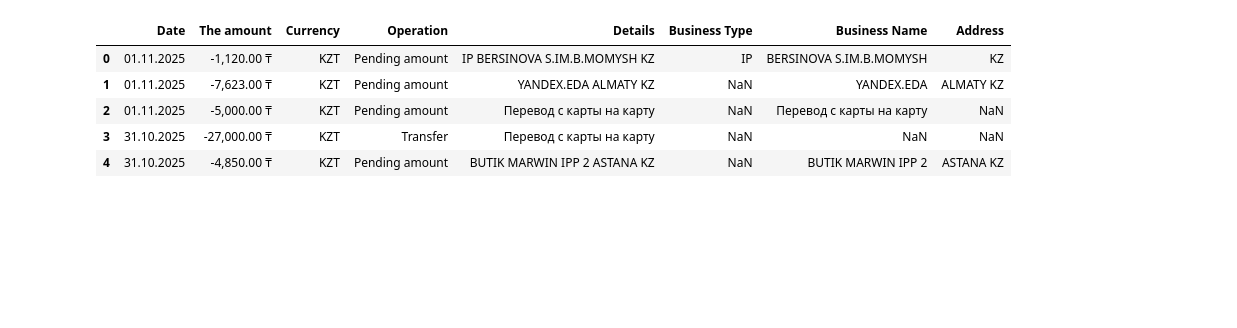
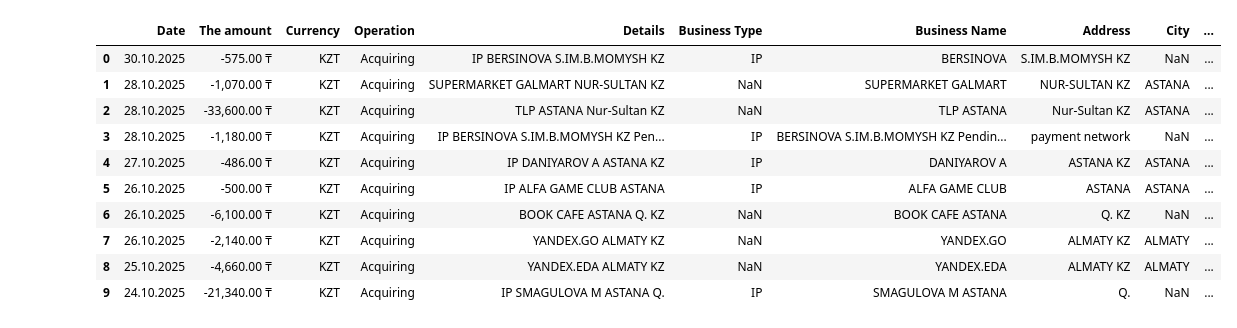
Before and after one commit to toqtamaGit/AI-Powered-Personal-Finance-Assistant, a Jupyter notebook: bank-classifier/classification.ipynb, the cells around one changed output. Drawn from its saved outputs; the diff is of its cells as text; code cells hidden in the pictures; blank space fills up the shorter version.

```diff
--- a/bank-classifier/classification.ipynb
+++ b/bank-classifier/classification.ipynb
@@ -1,12 +1,17 @@
 # %%
 import pandas as pd
 # %%
-transactions = pd.read_csv('bank_statements_normalized.csv')
-transactions.head()
+transactions = pd.read_csv('acquiring_unique_categorized_en.csv')
+transactions.head(10)
 # %% [output]
-|  | Date | The amount | Currency | Operation | Details | Business Type | Business Name | Address |
-| 0 | 01.11.2025 | -1,120.00 ₸ | KZT | Pending amount | IP BERSINOVA S.IM.B.MOMYSH KZ | IP | BERSINOVA S.IM.B.MOMYSH | KZ |
-| 1 | 01.11.2025 | -7,623.00 ₸ | KZT | Pending amount | YANDEX.EDA ALMATY KZ | NaN | YANDEX.EDA | ALMATY KZ |
-| 2 | 01.11.2025 | -5,000.00 ₸ | KZT | Pending amount | Перевод с карты на карту | NaN | Перевод с карты на карту | NaN |
-| 3 | 31.10.2025 | -27,000.00 ₸ | KZT | Transfer | Перевод с карты на карту | NaN | NaN | NaN |
-| 4 | 31.10.2025 | -4,850.00 ₸ | KZT | Pending amount | BUTIK MARWIN IPP 2 ASTANA KZ | NaN | BUTIK MARWIN IPP 2 | ASTANA KZ |
+|  | Date | The amount | Currency | Operation | Details | Business Type | Business Name | Address | City | ... |
+| 0 | 30.10.2025 | -575.00 ₸ | KZT | Acquiring | IP BERSINOVA S.IM.B.MOMYSH KZ | IP | BERSINOVA | S.IM.B.MOMYSH KZ | NaN | ... |
+| 1 | 28.10.2025 | -1,070.00 ₸ | KZT | Acquiring | SUPERMARKET GALMART NUR-SULTAN KZ | NaN | SUPERMARKET GALMART | NUR-SULTAN KZ | ASTANA | ... |
+| 2 | 28.10.2025 | -33,600.00 ₸ | KZT | Acquiring | TLP ASTANA Nur-Sultan KZ | NaN | TLP ASTANA | Nur-Sultan KZ | ASTANA | ... |
+| 3 | 28.10.2025 | -1,180.00 ₸ | KZT | Acquiring | IP BERSINOVA S.IM.B.MOMYSH KZ Pen... | IP | BERSINOVA S.IM.B.MOMYSH KZ Pendin... | payment network | NaN | ... |
+| 4 | 27.10.2025 | -486.00 ₸ | KZT | Acquiring | IP DANIYAROV A ASTANA KZ | IP | DANIYAROV A | ASTANA KZ | ASTANA | ... |
+| 5 | 26.10.2025 | -500.00 ₸ | KZT | Acquiring | IP ALFA GAME CLUB ASTANA | IP | ALFA GAME CLUB | ASTANA | ASTANA | ... |
+| 6 | 26.10.2025 | -6,100.00 ₸ | KZT | Acquiring | BOOK CAFE ASTANA Q. KZ | NaN | BOOK CAFE ASTANA | Q. KZ | NaN | ... |
+| 7 | 26.10.2025 | -2,140.00 ₸ | KZT | Acquiring | YANDEX.GO ALMATY KZ | NaN | YANDEX.GO | ALMATY KZ | ALMATY | ... |
+| 8 | 25.10.2025 | -4,660.00 ₸ | KZT | Acquiring | YANDEX.EDA ALMATY KZ | NaN | YANDEX.EDA | ALMATY KZ | ALMATY | ... |
+| 9 | 24.10.2025 | -21,340.00 ₸ | KZT | Acquiring | IP SMAGULOVA M ASTANA Q. | IP | SMAGULOVA M ASTANA | Q. | NaN | ... |
```
Also changed, not shown: parts of 16 cells of this notebook, 1 other file.
